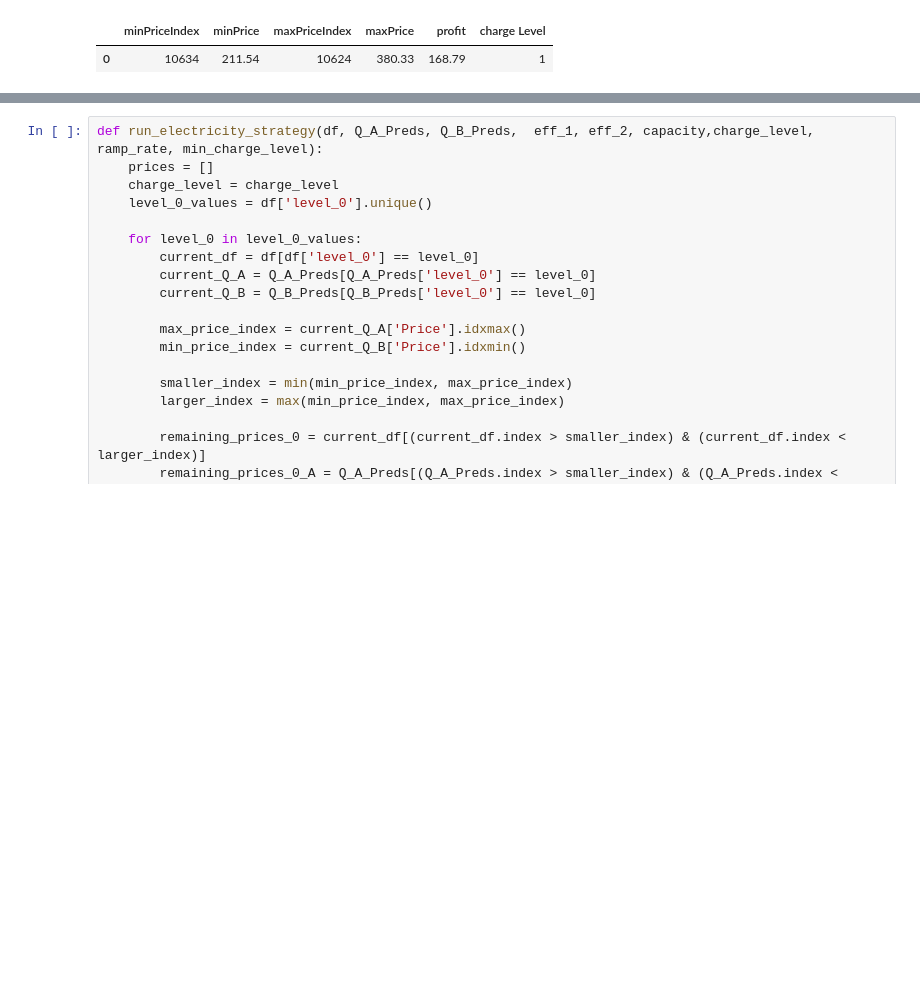
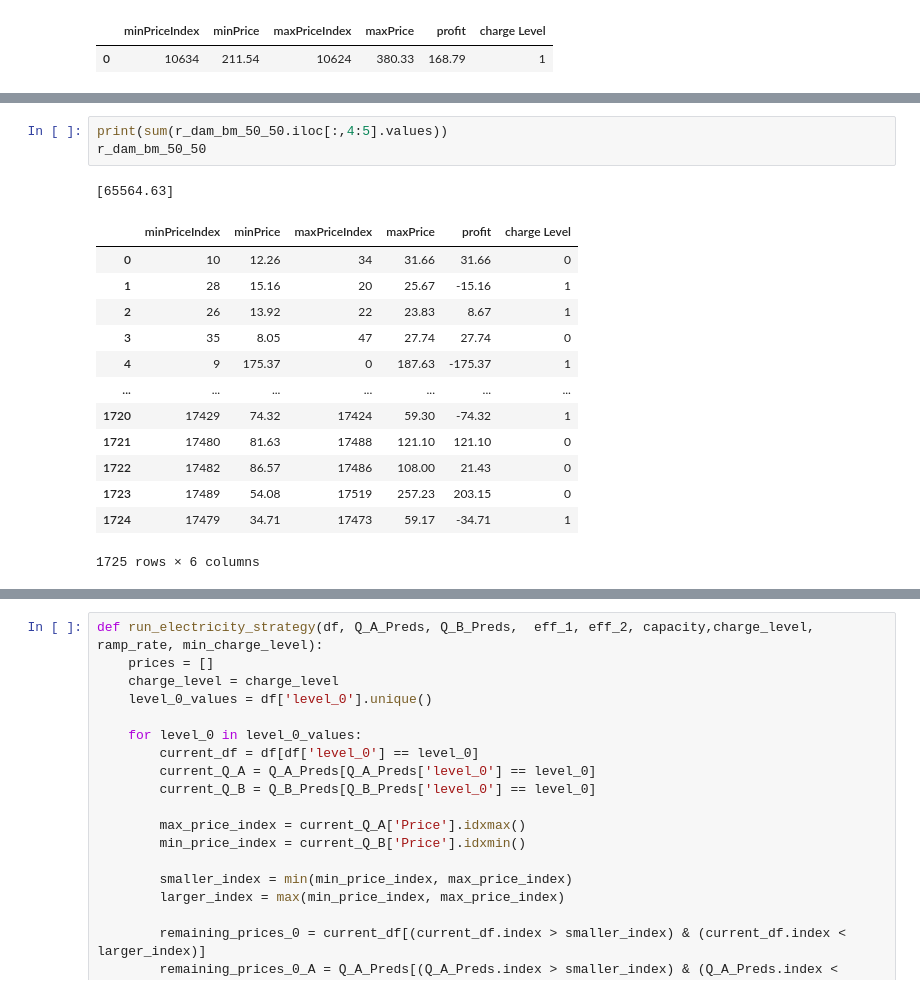
Before and after one commit to ciaranoc123/DAM-BM_Trading, a Jupyter notebook: Maximising the value of electricity - Quantile.ipynb, the cells around one changed output, grey strips where cells are left out. Cells and saved outputs as stored; diff of their text form; blank space fills up the shorter version.

```diff
--- a/Maximising the value of electricity - Quantile.ipynb
+++ b/Maximising the value of electricity - Quantile.ipynb
@@ -474,0 +765,18 @@ r_bm_30_70
+# %%
+print(sum(r_dam_bm_50_50.iloc[:,4:5].values))
+r_dam_bm_50_50
+# %% [output]
+[65564.63]
+|  | minPriceIndex | minPrice | maxPriceIndex | maxPrice | profit | charge Level |
+| 0 | 10 | 12.26 | 34 | 31.66 | 31.66 | 0 |
+| 1 | 28 | 15.16 | 20 | 25.67 | -15.16 | 1 |
+| 2 | 26 | 13.92 | 22 | 23.83 | 8.67 | 1 |
+| 3 | 35 | 8.05 | 47 | 27.74 | 27.74 | 0 |
+| 4 | 9 | 175.37 | 0 | 187.63 | -175.37 | 1 |
+| ... | ... | ... | ... | ... | ... | ... |
+| 1720 | 17429 | 74.32 | 17424 | 59.30 | -74.32 | 1 |
+| 1721 | 17480 | 81.63 | 17488 | 121.10 | 121.10 | 0 |
+| 1722 | 17482 | 86.57 | 17486 | 108.00 | 21.43 | 0 |
+| 1723 | 17489 | 54.08 | 17519 | 257.23 | 203.15 | 0 |
+| 1724 | 17479 | 34.71 | 17473 | 59.17 | -34.71 | 1 |
+1725 rows × 6 columns
```
Also changed, not shown: parts of 30 cells of this notebook.
